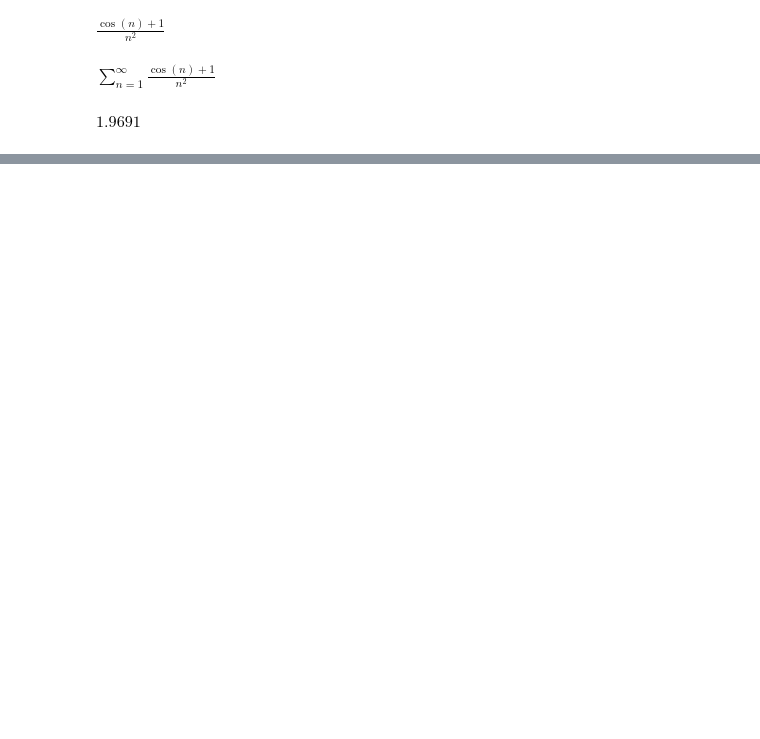
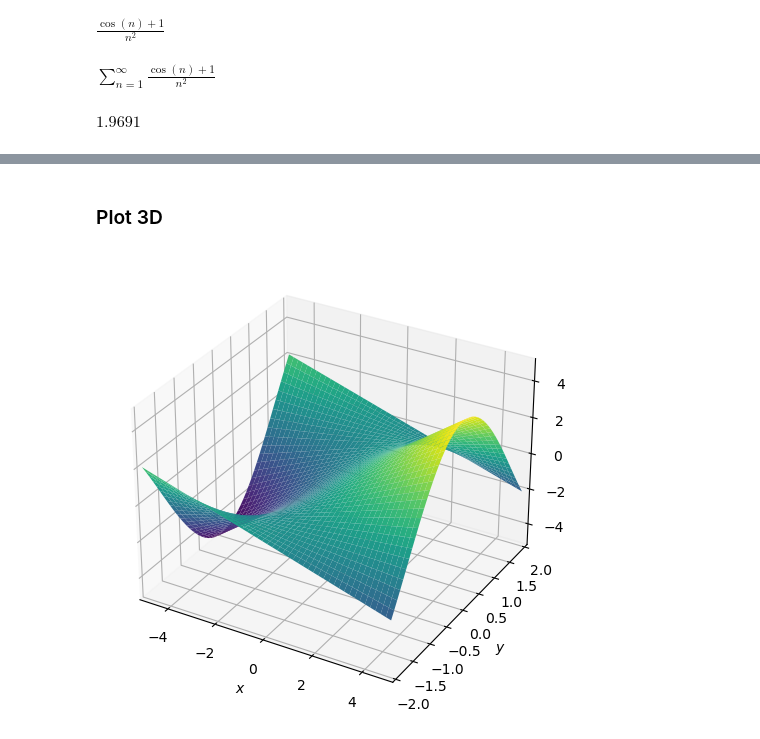
Before and after one commit to rammah83/Symbolic-Calculus-using-python, a Jupyter notebook: sympy_Maths.ipynb, the cells around one changed output, grey strips where cells are left out. Cells and saved outputs as stored; diff of their text form; code cells hidden in the pictures; blank space fills up the shorter version.

```diff
--- a/sympy_Maths.ipynb
+++ b/sympy_Maths.ipynb
@@ -401,0 +609,6 @@ $\displaystyle 24.0$
+# %% [markdown]
+### Plot 3D
+# %%
+_ = plot3d(x*smp.cos(y), (x, -5, 5), (y, -2, 2))
+# %% [output]
+[figure, added]
```
Also changed, not shown: parts of 74 cells of this notebook.
